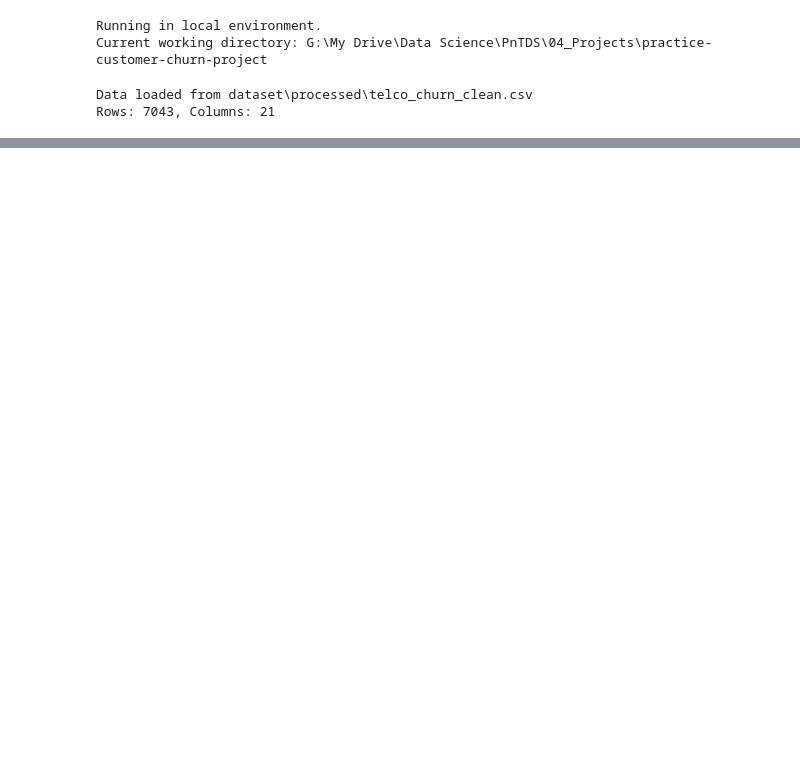
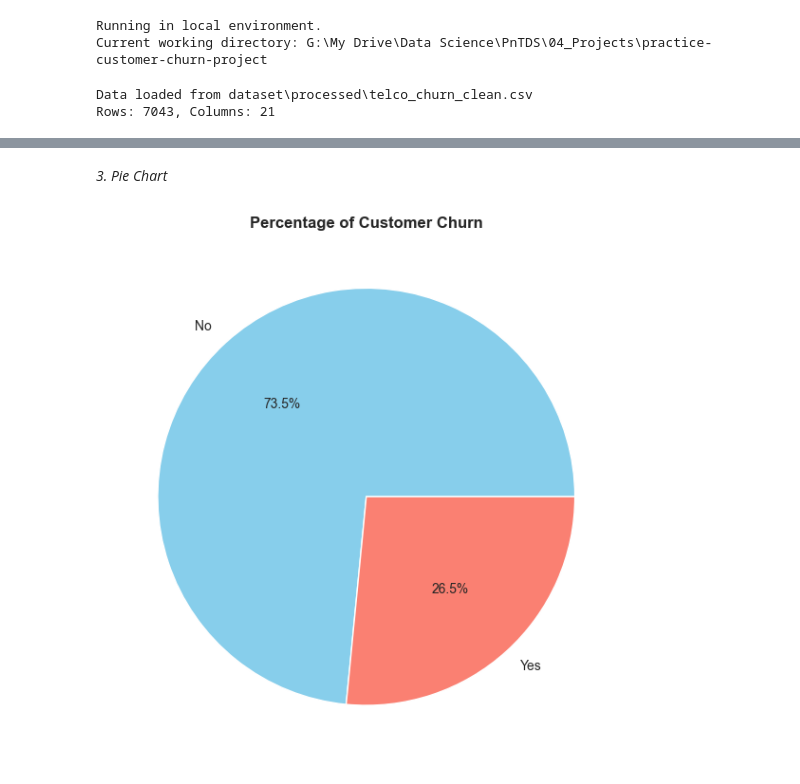
Before and after one commit to readulislamtamim/practice-customer-churn-project, a Jupyter notebook: notebooks/02_eda_viz.ipynb, the cells around one changed output, grey strips where cells are left out. Cells and saved outputs as stored; diff of their text form; code cells hidden in the pictures; blank space fills up the shorter version.

```diff
--- a/notebooks/02_eda_viz.ipynb
+++ b/notebooks/02_eda_viz.ipynb
@@ -85,0 +94,18 @@ plt.show()
+# %% [markdown]
+*3. Pie Chart*
+# %%
+churn_count = df["Churn"].value_counts()
+churn_data = churn_count.reset_index()
+churn_data.columns = ["ChurnStatus", "Count"]
+
+plt.pie(churn_data["Count"],
+        labels = churn_data["ChurnStatus"],
+        autopct="%1.1f%%",
+        colors=["skyblue", "salmon"])
+plt.title("Percentage of Customer Churn", fontweight = "bold")
+
+plt.tight_layout()
+plt.savefig(os.path.join("outputs", "visualization", "pie_chart.png"))
+plt.show()
+# %% [output]
+[figure, added]
```
Also changed, not shown: parts of 6 cells of this notebook, 9 other files.
